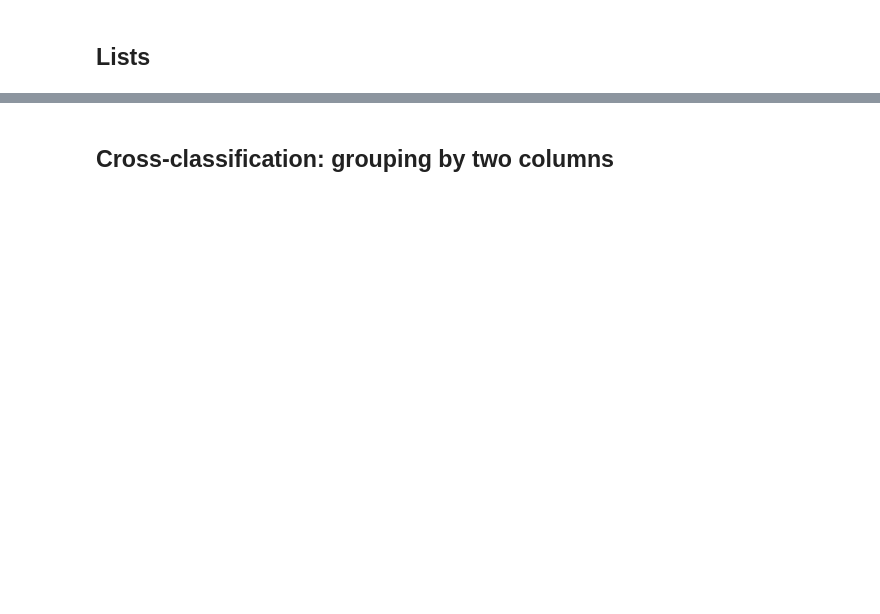
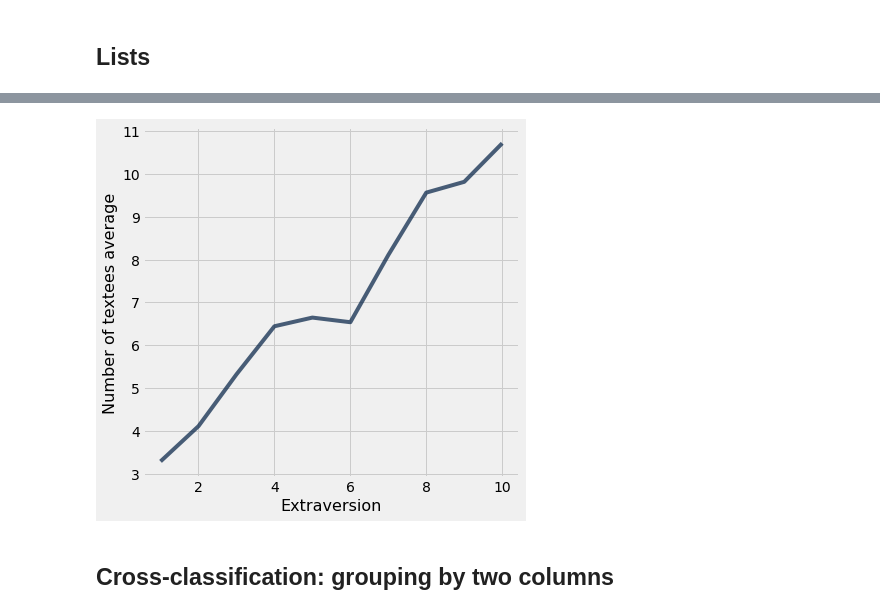
Before and after one commit to jhb10c/d8publicmaterials, a Jupyter notebook: lecnotebooks/lec11.ipynb, the cells around one changed output, grey strips where cells are left out. Saved outputs shown, nothing was run; the diff lists cells and outputs as text; code cells hidden in the pictures; blank space fills up the shorter version.

```diff
--- a/lecnotebooks/lec11.ipynb
+++ b/lecnotebooks/lec11.ipynb
@@ -43,0 +197,8 @@ survey.group('Sleep position', np.average)
+# %%
+# Group allows us to
+# 1. find categorical distribution
+# 2. find characteristic of each category
+
+
+survey = Table.read_table('welcome_survey_v2.csv')
+survey
@@ -43,0 +229,7 @@ survey.group('Sleep position', np.average)
+# %%
+# What if we wanted to look at the connection between extraversion
+# and number of textees?
+
+# Lets group and find the average
+by_extra = survey.group('Extraversion', np.average)
+by_extra
@@ -44,2 +248,6 @@ survey.group('Sleep position', np.average)
+# %%
+by_extra.select(0,2).plot('Extraversion')
+# %% [output]
+[figure, added]
 # %% [markdown]
 ## Cross-classification: grouping by two columns
```
Also changed, not shown: parts of 48 cells of this notebook, 2 other files.
